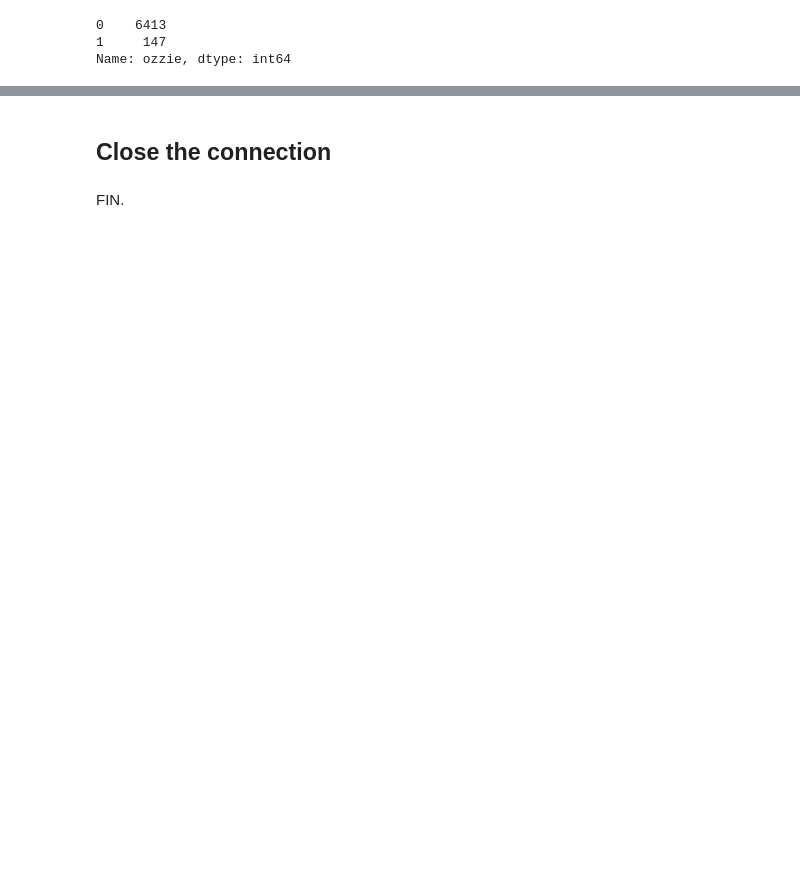
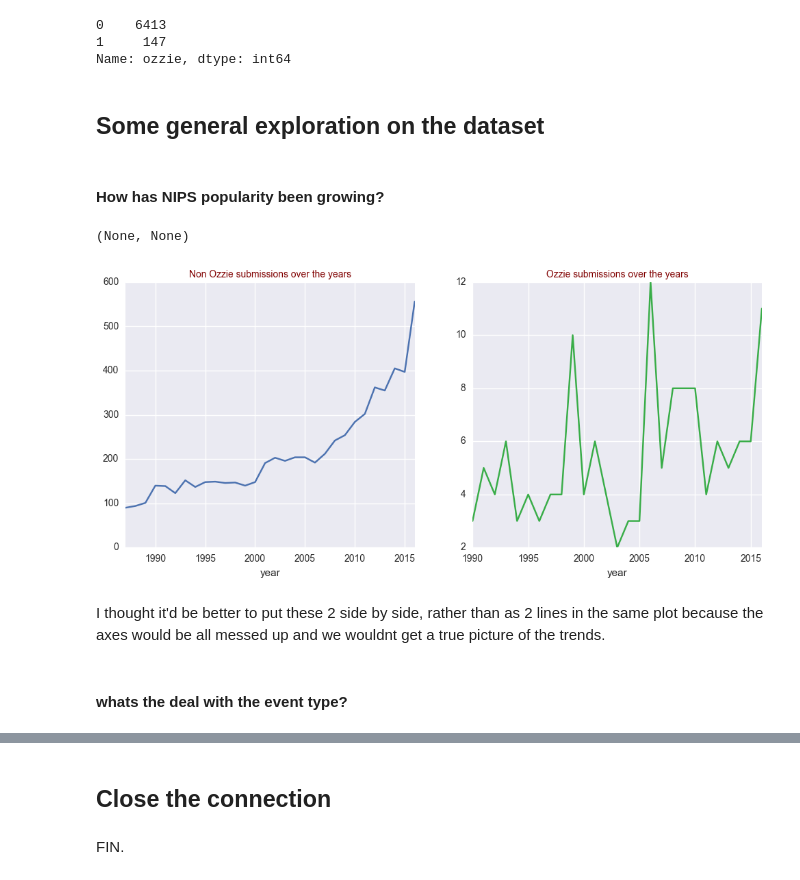
Before and after one commit to vivekbharadwaj/nips_papers_analysis, a Jupyter notebook: NOTEBOOKS/00_nips_analysis.ipynb, the cells around one changed output, grey strips where cells are left out. Saved outputs shown, nothing was run; the diff lists cells and outputs as text; code cells hidden in the pictures; blank space fills up the shorter version.

Commit message:
some general exploratory analysis

```diff
--- a/NOTEBOOKS/00_nips_analysis.ipynb
+++ b/NOTEBOOKS/00_nips_analysis.ipynb
@@ -215,3 +217,29 @@ df_papers.ozzie.value_counts()
 0    6413
 1     147
 Name: ozzie, dtype: int64
+# %% [markdown]
+## Some general exploration on the dataset
+# %% [markdown]
+#### How has NIPS popularity been growing?
+# %%
+# set common parameters
+fig = plt.figure(figsize=(12,5));
+sns.set_color_codes("muted")
+
+# start painting!
+ax0 = fig.add_subplot(1,2,1);
+ax1 = fig.add_subplot(1,2,2);
+
+df_papers.loc[df_papers.ozzie == 0,['id','year']].groupby(by='year').count().plot(kind="line", ax = ax0)
+df_papers.loc[df_papers.ozzie == 1,['id','year']].groupby(by='year').count().plot(kind="line", ax = ax1, color = sns.xkcd_rgb["medium green"])
+
+ax0.set_title("Non Ozzie submissions over the years",fontsize=10,color="maroon")
+ax1.set_title("Ozzie submissions over the years",fontsize=10,color="maroon")
+ax0.legend_.remove(), ax1.legend_.remove()
+# %% [output]
+(None, None)
+[figure, added]
+# %% [markdown]
+I thought it'd be better to put these 2 side by side, rather than as 2 lines in the same plot because the axes would be all messed up and we wouldnt get a true picture of the trends.
+# %% [markdown]
+#### whats the deal with the event type?
```
Also changed, not shown: parts of 6 cells of this notebook.
